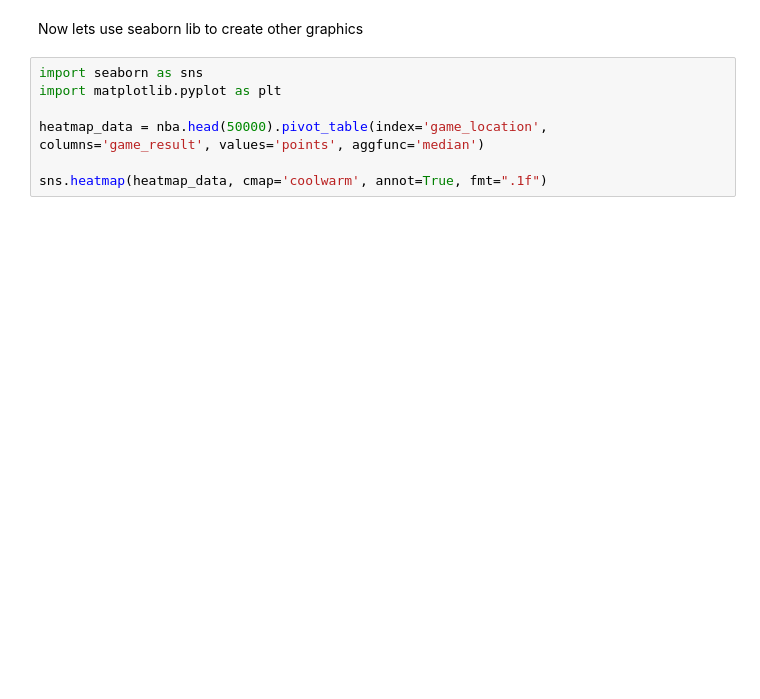
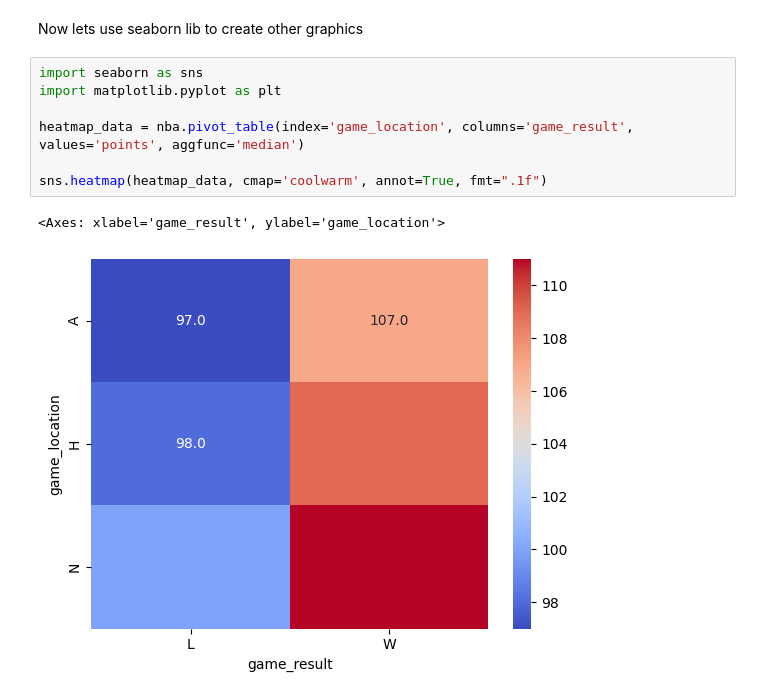
Before and after one commit to DaniilCoolUkraine/IDA_Lab1, a Jupyter notebook: main.ipynb, the cells around one changed output. Cells and saved outputs as stored; diff of their text form; blank space fills up the shorter version.

```diff
--- a/main.ipynb
+++ b/main.ipynb
@@ -132,10 +299,13 @@ Now lets use seaborn lib to create other graphics
 # %%
 import seaborn as sns
 import matplotlib.pyplot as plt
 
-heatmap_data = nba.head(50000).pivot_table(index='game_location', columns='game_result', values='points', aggfunc='median')
+heatmap_data = nba.pivot_table(index='game_location', columns='game_result', values='points', aggfunc='median')
 
 sns.heatmap(heatmap_data, cmap='coolwarm', annot=True, fmt=".1f")
+# %% [output]
+<Axes: xlabel='game_result', ylabel='game_location'>
+[figure, added]
 # %%
 columns_to_include = [
     'points', 'win_equiv'
```
Also changed, not shown: parts of 23 cells of this notebook, 3 other files.
